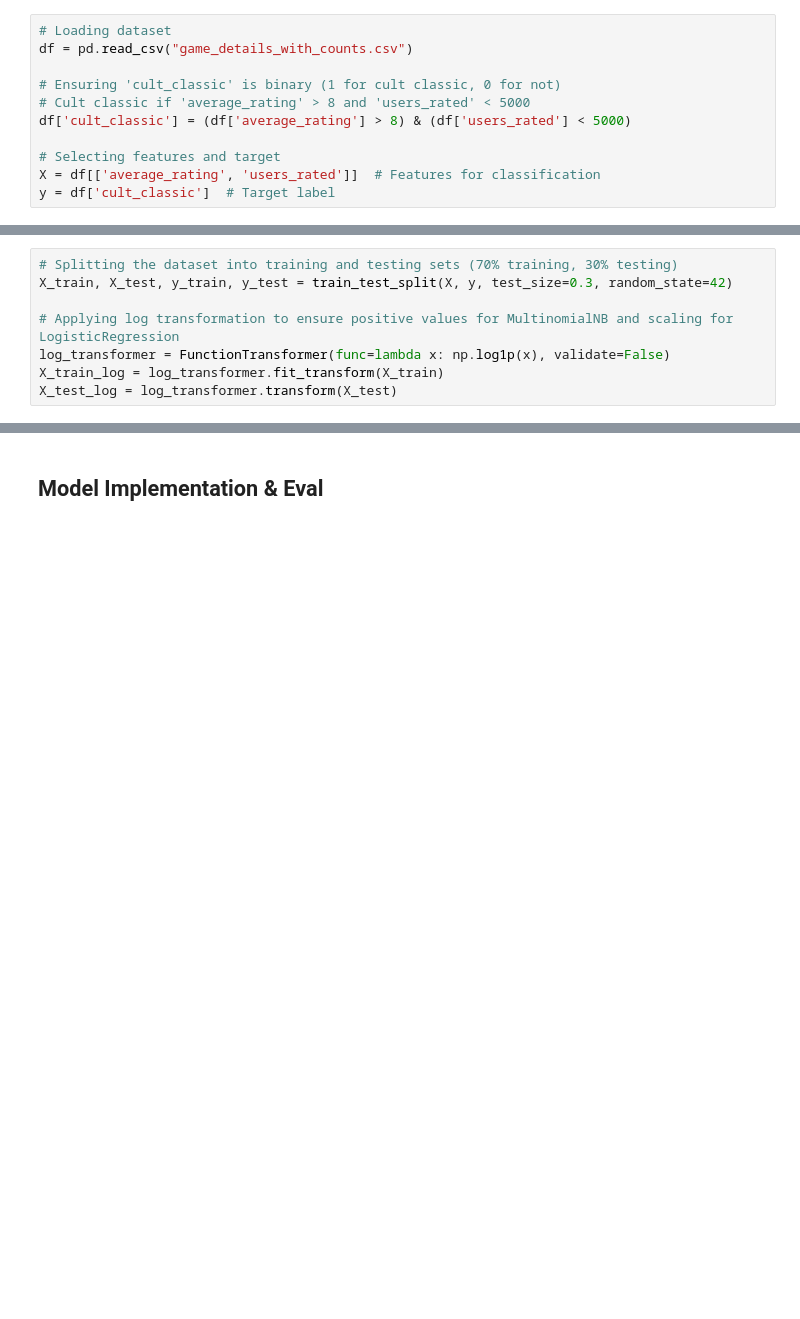
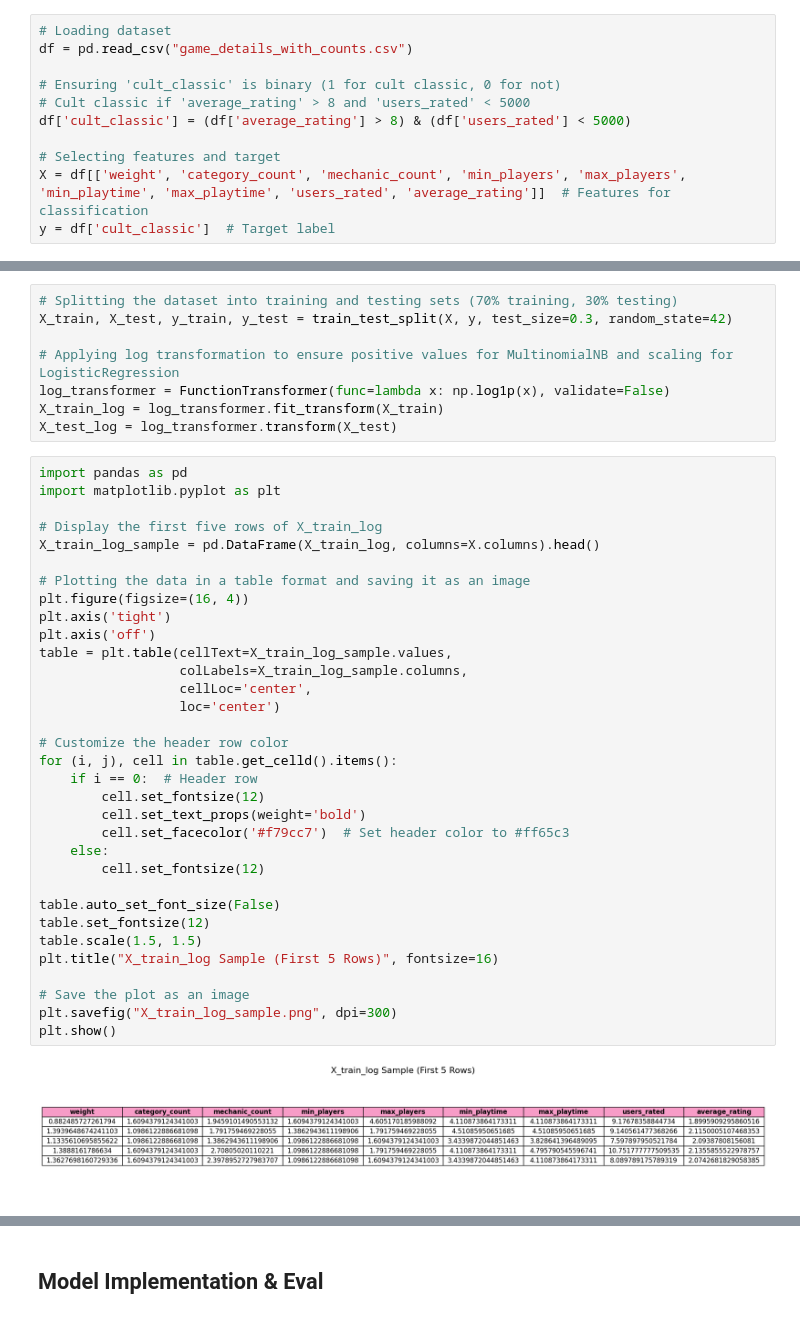
Before and after one commit to KenzieHensel/Project, a Jupyter notebook: Module_3/Logistic_Regression.ipynb, the cells around one changed output, grey strips where cells are left out. Drawn from its saved outputs; the diff is of its cells as text; blank space fills up the shorter version.

```diff
--- a/Module_3/Logistic_Regression.ipynb
+++ b/Module_3/Logistic_Regression.ipynb
@@ -18,7 +18,7 @@ df = pd.read_csv("game_details_with_counts.csv")
 df['cult_classic'] = (df['average_rating'] > 8) & (df['users_rated'] < 5000)
 
 # Selecting features and target
-X = df[['average_rating', 'users_rated']]  # Features for classification
+X = df[['weight', 'category_count', 'mechanic_count', 'min_players', 'max_players', 'min_playtime', 'max_playtime', 'users_rated', 'average_rating']]  # Features for classification
 y = df['cult_classic']  # Target label
 # %% [markdown]
 ## Model Setup
@@ -30,3 +30,38 @@ X_train, X_test, y_train, y_test = train_test_split(X, y, test_size=0.3, random_
 log_transformer = FunctionTransformer(func=lambda x: np.log1p(x), validate=False)
 X_train_log = log_transformer.fit_transform(X_train)
 X_test_log = log_transformer.transform(X_test)
+# %%
+import pandas as pd
+import matplotlib.pyplot as plt
+
+# Display the first five rows of X_train_log
+X_train_log_sample = pd.DataFrame(X_train_log, columns=X.columns).head()
+
+# Plotting the data in a table format and saving it as an image
+plt.figure(figsize=(16, 4))
+plt.axis('tight')
+plt.axis('off')
+table = plt.table(cellText=X_train_log_sample.values,
+                  colLabels=X_train_log_sample.columns,
+                  cellLoc='center',
+                  loc='center')
+
+# Customize the header row color
+for (i, j), cell in table.get_celld().items():
+    if i == 0:  # Header row
+        cell.set_fontsize(12)
+        cell.set_text_props(weight='bold')
+        cell.set_facecolor('#f79cc7')  # Set header color to #ff65c3
+    else:
+        cell.set_fontsize(12)
+
+table.auto_set_font_size(False)
+table.set_fontsize(12)
+table.scale(1.5, 1.5)
+plt.title("X_train_log Sample (First 5 Rows)", fontsize=16)
+
+# Save the plot as an image
+plt.savefig("X_train_log_sample.png", dpi=300)
+plt.show()
+# %% [output]
+[figure, added]
```
Also changed, not shown: parts of 5 cells of this notebook, 16 other files.
